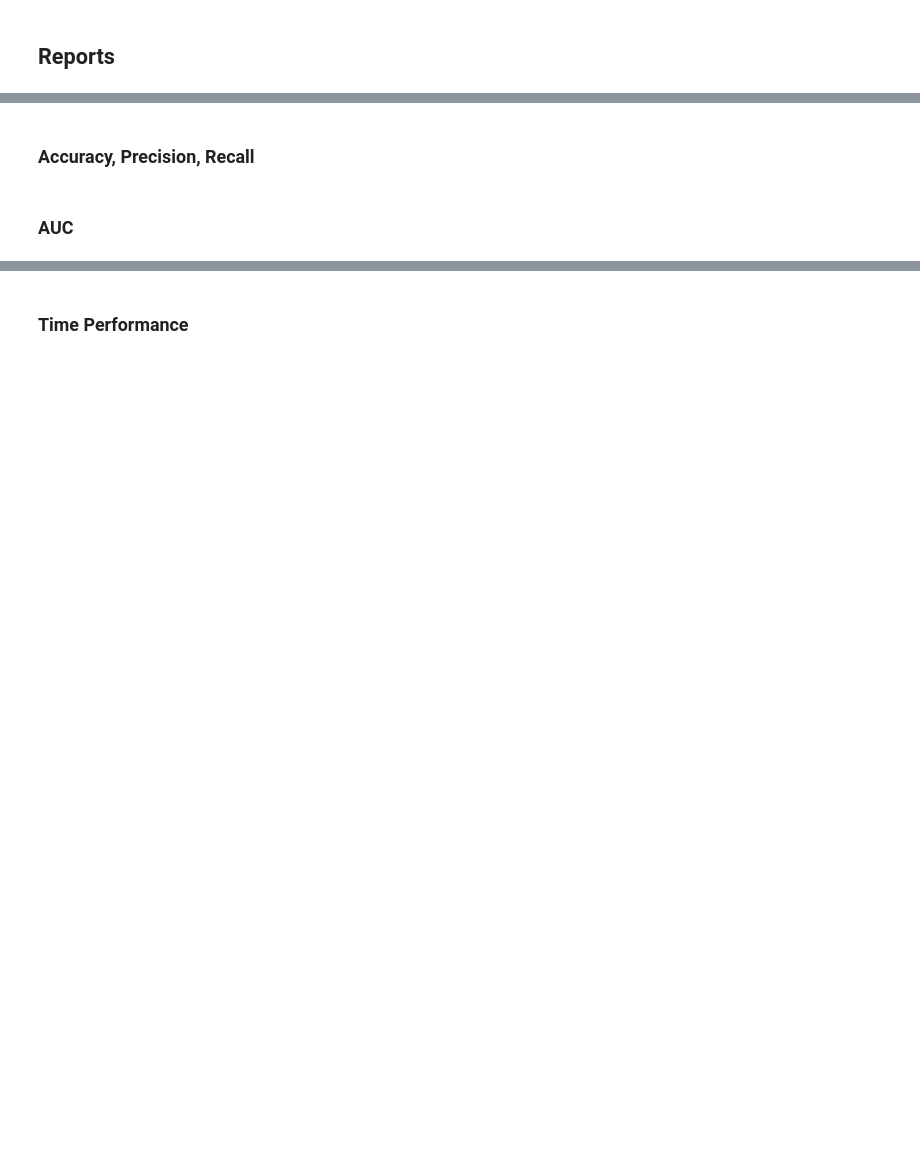
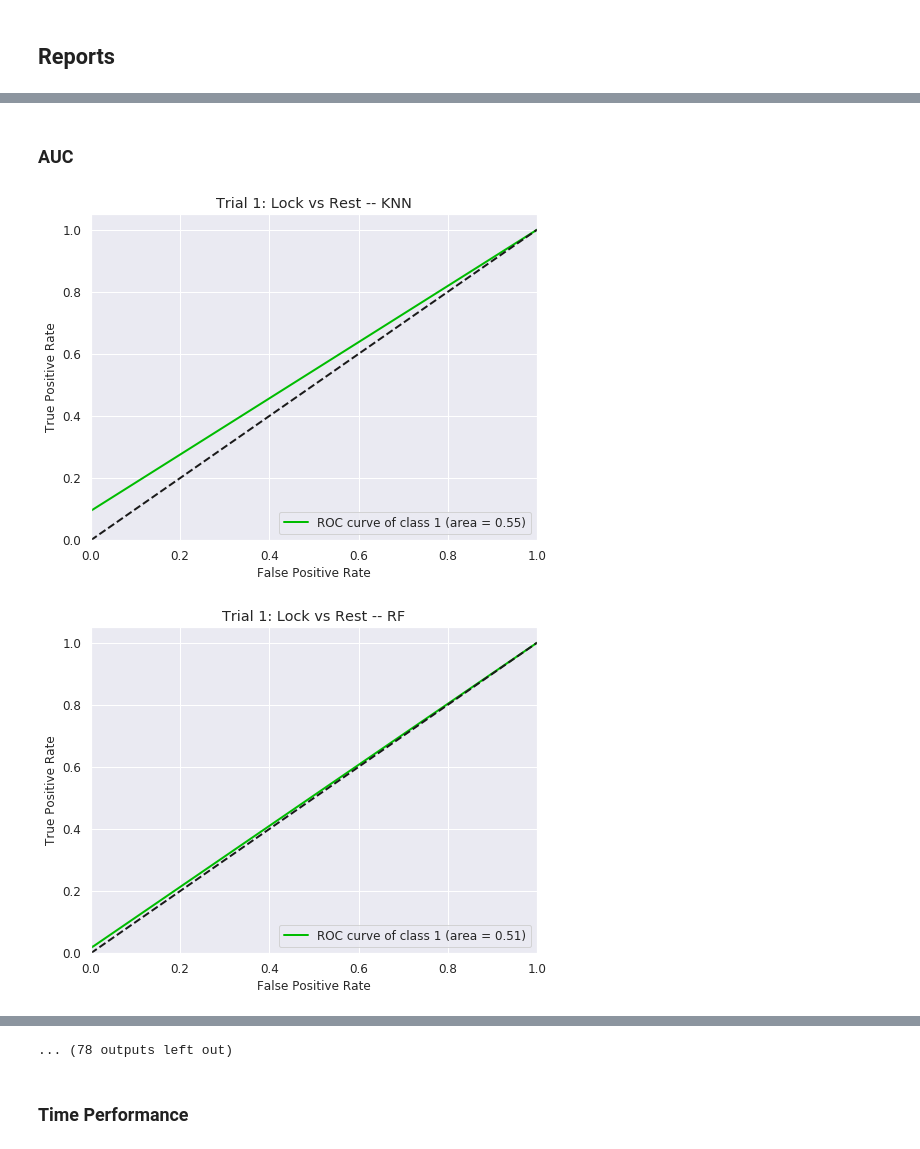
Before and after one commit to 7high/thesis, a Jupyter notebook: ble_classification.ipynb, the cells around one changed output, grey strips where cells are left out. Drawn from its saved outputs; the diff is of its cells as text; code cells hidden in the pictures; blank space fills up the shorter version.

```diff
--- a/ble_classification.ipynb
+++ b/ble_classification.ipynb
@@ -23,6 +23,7 @@ import warnings
 warnings.filterwarnings("ignore", category=FutureWarning)
 warnings.filterwarnings("ignore", category=UserWarning)
 warnings.filterwarnings("ignore", category=DeprecationWarning)
+plt.rcParams.update({'figure.max_open_warning': 0})
 # %% [markdown]
 # Create dataset
 # %%
@@ -134,9 +127,0 @@ Total time (one vs all_classify): 24.1230039597
-# %%
-# Extract confusion matrices
-classifiers = ['KNN', 'LDA', 'RF']
-device_cms = []
-for device in sorted(ble_devicetypes):
-    classifier_cms = []
-    for classifier in sorted(classifiers):
-        classifier_cms.append(all_under_devtype[0][device][classifier]['CM'])
-    device_cms.append(classifier_cms)
@@ -156,10 +127,0 @@ for device_list in device_cms:
-# %% [markdown]
-### Accuracy, Precision, Recall
-# %%
-# Extract metrics
-device_metrics = []
-for device in sorted(ble_devicetypes):
-    classifier_metrics = []
-    for classifier in sorted(classifiers):
-        classifier_metrics.append(all_over_device[0][device][classifier]['Metrics'][['Accuracy','Precision','Recall']].loc[device])
-    device_metrics.append(classifier_metrics)
@@ -173,20 +130,24 @@ for device_list in device_metrics:
 # %%
 # Plotting ROC curves
 sns.set(font_scale=1)
 
-# Extract devices and classifiers
-dev_pairs = all_under_devtype[0].keys()
-classifiers = all_under_devtype[0][dev_pairs[0]].keys()
+for trial_num, result in enumerate(df_results):
+    # Extract devices and classifiers
+    dev_pairs = result[0].keys()
+    classifiers = result[0][dev_pairs[0]].keys()
 
-for device in dev_pairs:
-    for classifier in classifiers:
-        # Extract predicted probas and y_true
-        pred_proba = all_under_devtype[0][device][classifier]['Classifier']['Pred_Proba']
-        true = all_under_devtype[0][device][classifier]['Classifier']['True']
+    for device in dev_pairs:
+        for classifier in classifiers:
+            # Extract predicted probas and y_true
+            pred_proba = result[0][device][classifier]['Classifier']['Pred_Proba']
+            true = result[0][device][classifier]['Classifier']['True']
 
-        # Plot ROC curve
-        fpr, tpr, threshold = roc_curve(true, pred_proba[:,1], pos_label=1)
-        auc = roc_auc_score(true, pred_proba[:,1])
-        title = str(device).capitalize() + " vs Rest -- " + str(classifier).upper()
-        skplt.metrics.plot_roc(true, pred_proba, title=title, plot_micro=False, plot_macro=False,
-                               classes_to_plot=[1], figsize=(8,6));
+            # Plot ROC curve
+            fpr, tpr, threshold = roc_curve(true, pred_proba[:,1], pos_label=1)
+            auc = roc_auc_score(true, pred_proba[:,1])
+            title = "Trial " + str(trial_num + 1) + ": " + str(device).capitalize() + " vs Rest -- " + str(classifier).upper()
+            skplt.metrics.plot_roc(true, pred_proba, title=title, plot_micro=False, plot_macro=False,
+                                   classes_to_plot=[1], figsize=(8,6));
+# %% [output]
+[figure, added]
+[figure, added]
@@ -193,3 +164,4 @@ for device in dev_pairs:
+... (78 outputs left out)
 # %% [markdown]
 ### Time Performance
 # %%
```
Also changed, not shown: parts of 18 cells of this notebook, 1 other file.
